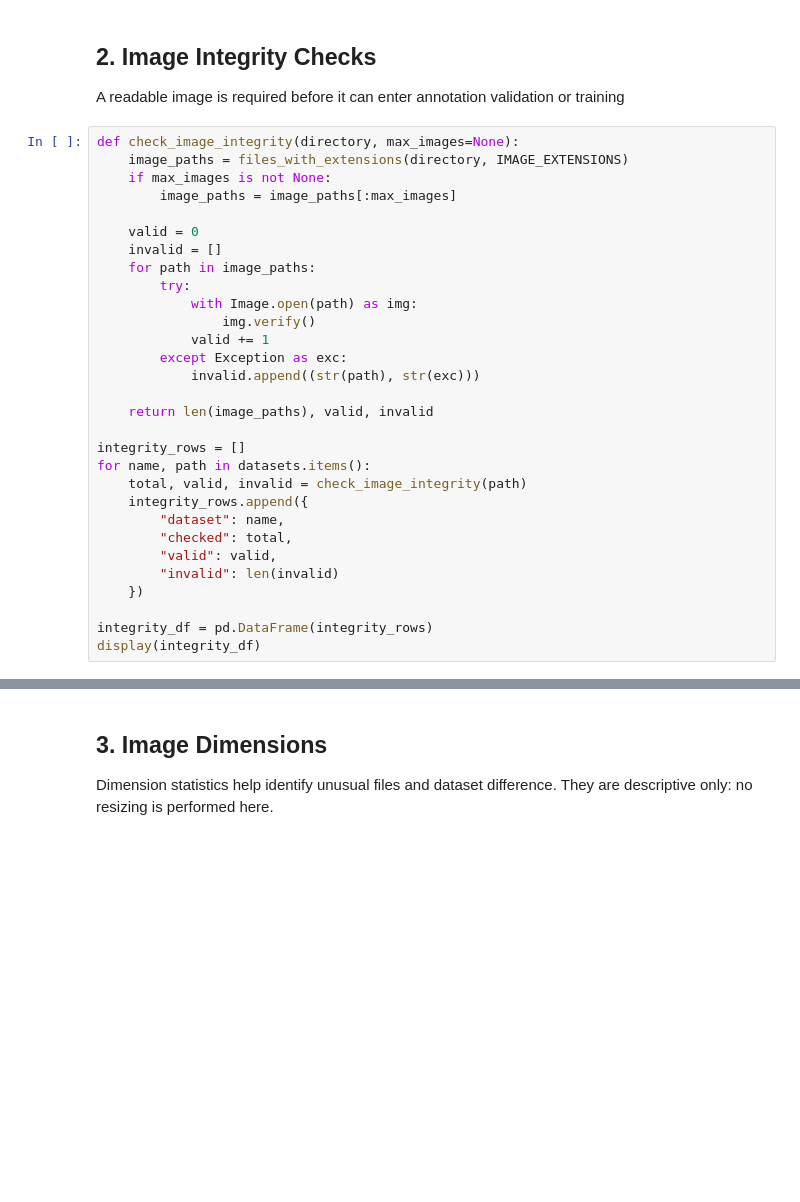
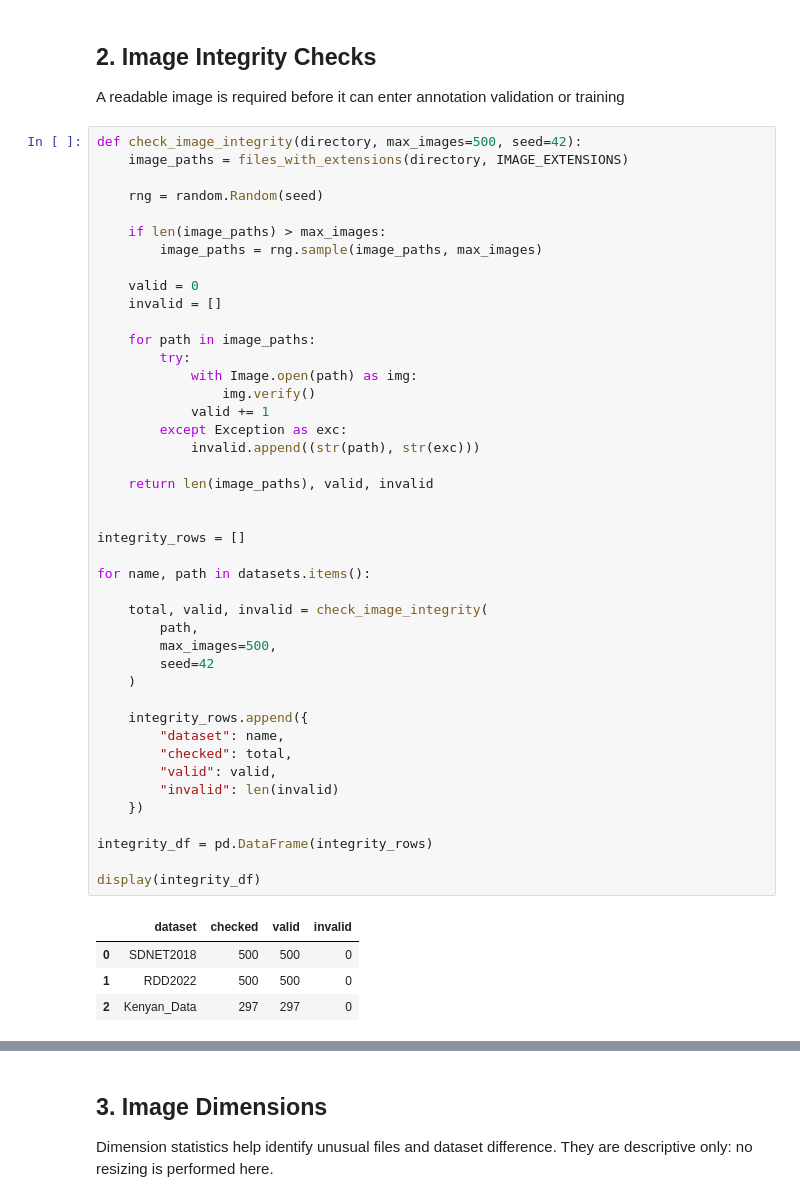
Before and after one commit to EugeneOny1/-civil-infrastructure-monitoring---CS-PROJECT-II, a Jupyter notebook: 02_data_inspection.ipynb, the cells around one changed output, grey strips where cells are left out. Drawn from its saved outputs; the diff is of its cells as text; blank space fills up the shorter version.

```diff
--- a/02_data_inspection.ipynb
+++ b/02_data_inspection.ipynb
@@ -167,35 +167,53 @@ display(overview_df)
 
 A readable image is required before it can enter annotation validation or training
 # %%
-def check_image_integrity(directory, max_images=None):
+def check_image_integrity(directory, max_images=500, seed=42):
     image_paths = files_with_extensions(directory, IMAGE_EXTENSIONS)
-    if max_images is not None:
-        image_paths = image_paths[:max_images]
+
+    rng = random.Random(seed)
+
+    if len(image_paths) > max_images:
+        image_paths = rng.sample(image_paths, max_images)
 
     valid = 0
     invalid = []
+
     for path in image_paths:
         try:
             with Image.open(path) as img:
                 img.verify()
             valid += 1
         except Exception as exc:
             invalid.append((str(path), str(exc)))
 
     return len(image_paths), valid, invalid
 
+
 integrity_rows = []
+
 for name, path in datasets.items():
-    total, valid, invalid = check_image_integrity(path)
+
+    total, valid, invalid = check_image_integrity(
+        path,
+        max_images=500,
+        seed=42
+    )
+
     integrity_rows.append({
         "dataset": name,
         "checked": total,
         "valid": valid,
         "invalid": len(invalid)
     })
 
 integrity_df = pd.DataFrame(integrity_rows)
+
 display(integrity_df)
+# %% [output]
+|  | dataset | checked | valid | invalid |
+| 0 | SDNET2018 | 500 | 500 | 0 |
+| 1 | RDD2022 | 500 | 500 | 0 |
+| 2 | Kenyan_Data | 297 | 297 | 0 |
 # %%
 # Show a few corrupted/unreadable files if any were found.
 for name, path in datasets.items():
```
Also changed, not shown: parts of 22 cells of this notebook.
